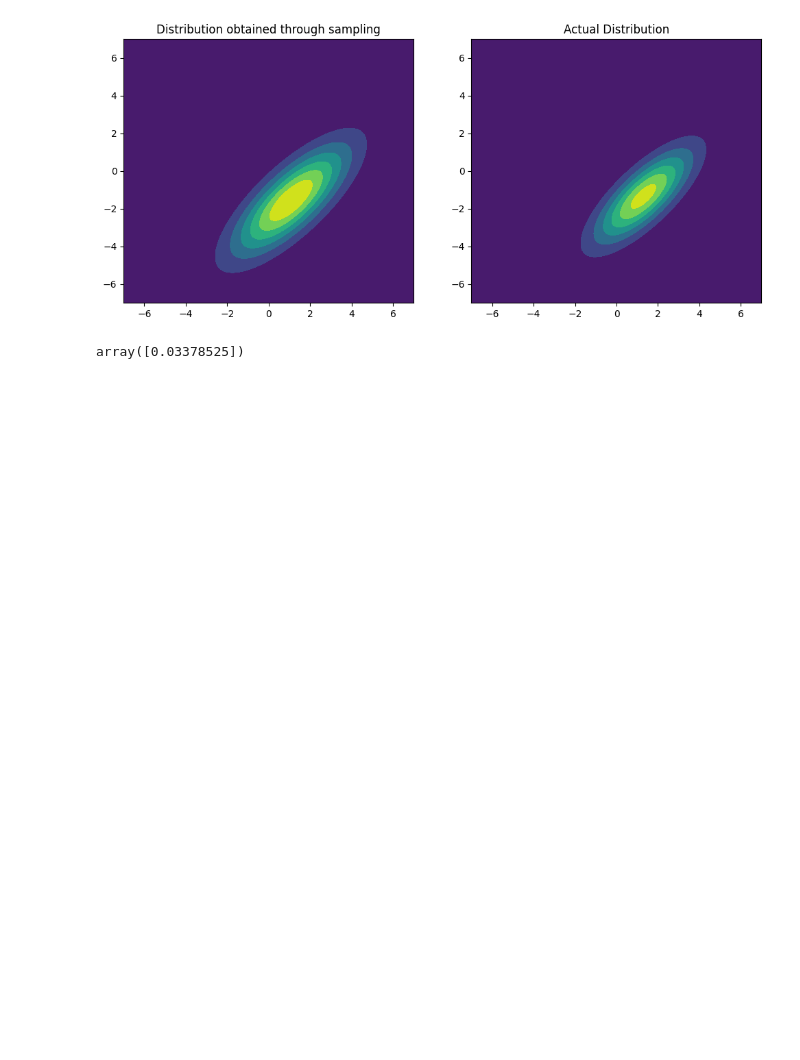
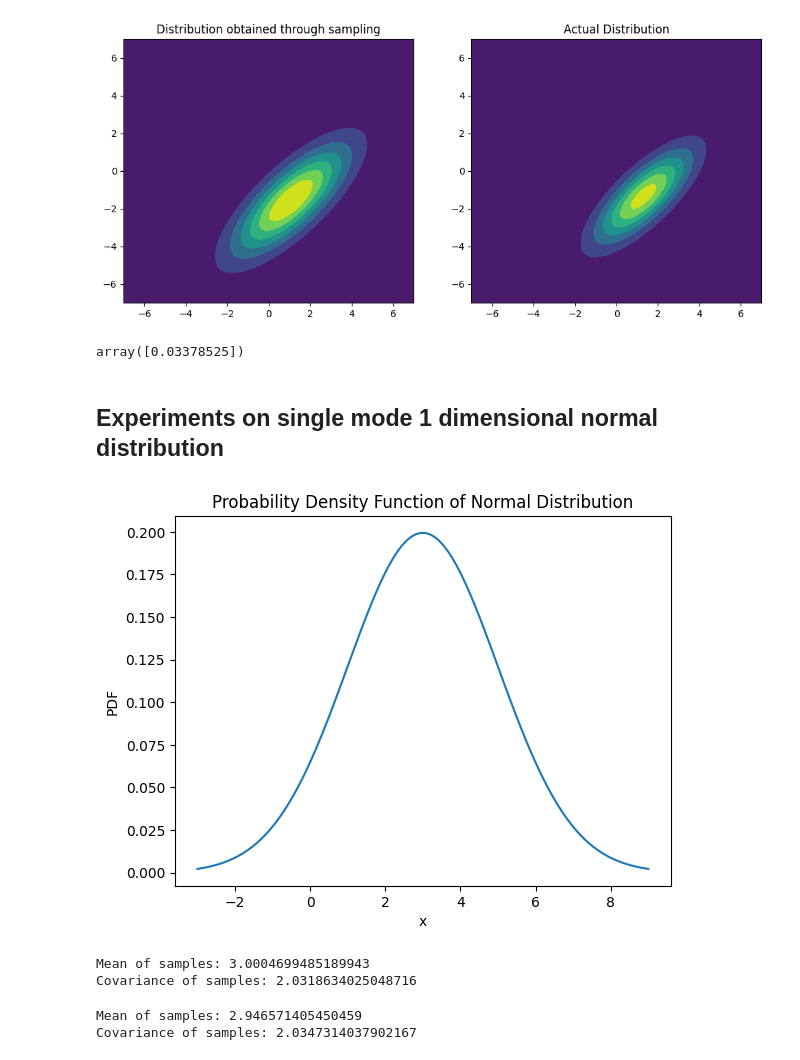
Before and after one commit to Shubham-Mate/Exploratory-Project, a Jupyter notebook: SGNHT Experiments.ipynb, the cells around one changed output. Cells and saved outputs as stored; diff of their text form; code cells hidden in the pictures; blank space fills up the shorter version.

Commit message:
Added single mode univariate distribution experiment

```diff
--- a/SGNHT Experiments.ipynb
+++ b/SGNHT Experiments.ipynb
@@ -338,3 +249,22 @@ plt.show()
 kl_divergence(samples, rv)
 # %% [output]
 array([0.03378525])
+# %% [markdown]
+## Experiments on single mode 1 dimensional normal distribution
+# %%
+# Create the distribution
+mean = 3
+std_dev = 2
+
+normal_distribution = norm(loc=mean, scale=std_dev)
+# %%
+# Plot the distribution
+x = np.linspace(mean - 3*std_dev, mean + 3*std_dev, 100)
+
+plt.plot(x, normal_distribution.pdf(x))
+plt.title('Probability Density Function of Normal Distribution')
+plt.xlabel('x')
+plt.ylabel('PDF')
+plt.show()
+# %% [output]
+[figure, added]
@@ -340,0 +388,39 @@ array([0.03378525])
+# %%
+# Sampling using regular SGNHT
+samples_sgnht = sgnht_sample_univariate_gaussian_with_covariance(num_samples=num_samples,
+                                               theta_init=theta_init,
+                                               r_init = r_init,
+                                               eps_init = eps_init,
+                                               a = a,
+                                               mean=mean,
+                                               std_dev=std_dev,
+                                               eta_0=eta_0,
+                                               burn_in=100)
+
+print("Mean of samples:", np.mean(samples_sgnht, axis=0))
+print("Covariance of samples:", np.std(samples_sgnht))
+# %% [output]
+Mean of samples: 3.0004699485189943
+Covariance of samples: 2.0318634025048716
+# %%
+# Sample using new SGRNHT Algorithm
+c = 0.5
+d = 1.5
+
+samples_sgrnht = sgrnht_sample_univariate_gaussian_with_covariance(num_samples=num_samples,
+                                               theta_init=theta_init,
+                                               r_init = r_init,
+                                               eps_init = eps_init,
+                                               a = a,
+                                               c = c,
+                                               d = d,
+                                               mean=mean,
+                                               std_dev=std_dev,
+                                               eta_0=eta_0,
+                                               burn_in=500)
+
+print("Mean of samples:", np.mean(samples_sgrnht, axis=0))
+print("Covariance of samples:", np.std(samples_sgrnht))
+# %% [output]
+Mean of samples: 2.946571405450459
+Covariance of samples: 2.0347314037902167
```
Also changed, not shown: parts of 16 cells of this notebook.
